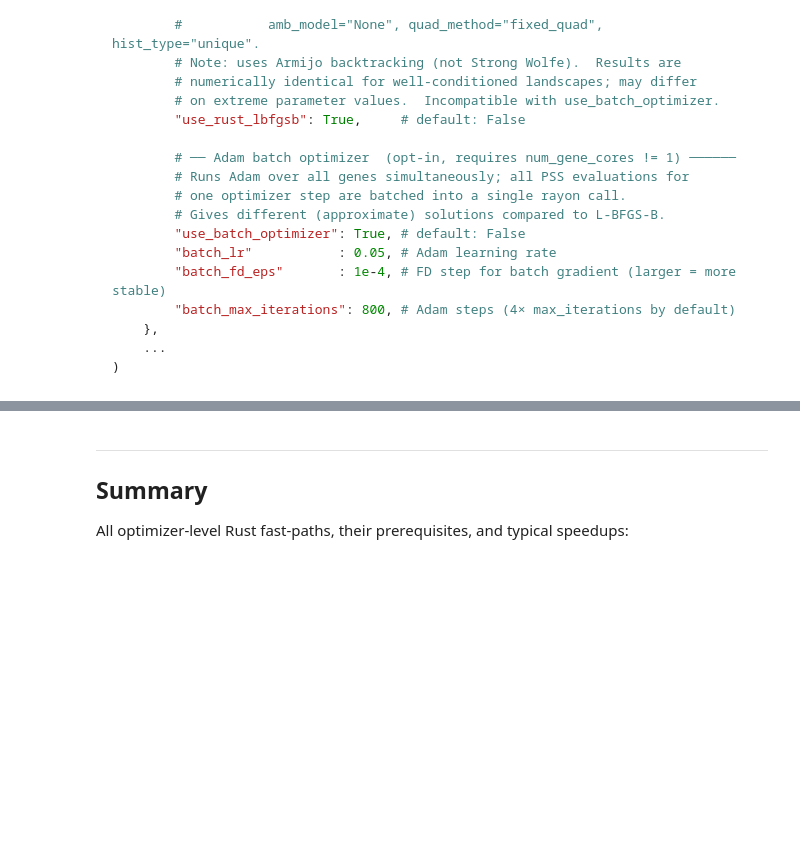
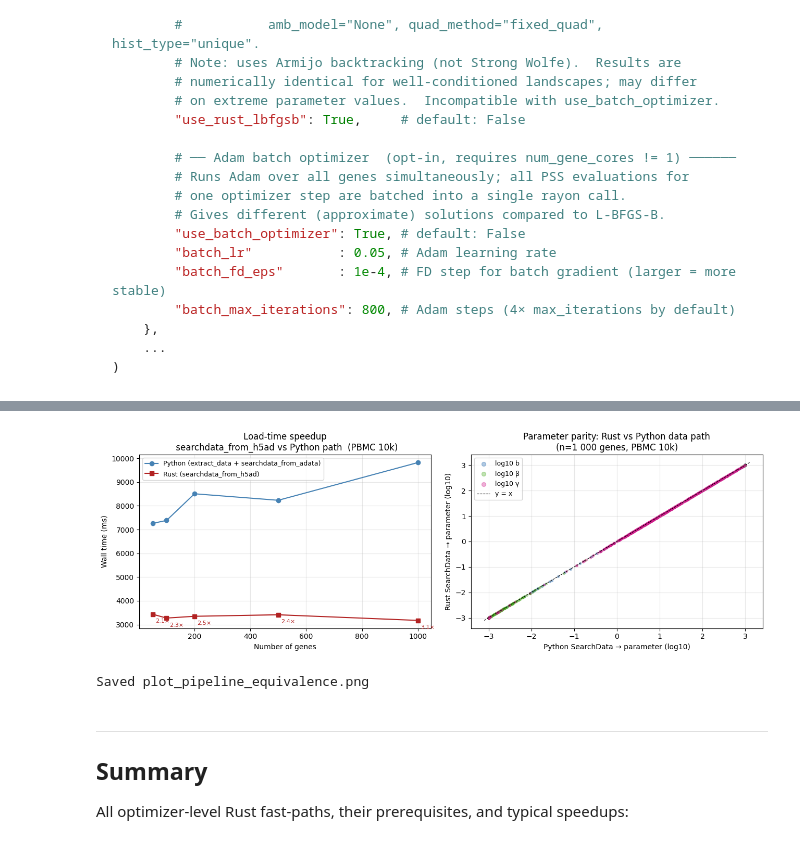
Before and after one commit to pachterlab/monod, a Jupyter notebook: demo_rust_optimizer.ipynb, the cells around one changed output, grey strips where cells are left out. Saved outputs shown, nothing was run; the diff lists cells and outputs as text; code cells hidden in the pictures; blank space fills up the shorter version.

```diff
--- a/demo_rust_optimizer.ipynb
+++ b/demo_rust_optimizer.ipynb
@@ -715,3 +1013,40 @@ Saved inference_modes.png
+# %%
+# ── Plot: load-time scaling + parameter scatter (n=1 000) ────────────────────
+fig, axes = plt.subplots(1, 2, figsize=(13, 4.5))
+
+# Left: load time vs gene count
+ax = axes[0]
+ax.plot(N_SWEEP_PIPE, py_load_times,   'o-',  color=C_PY,   label='Python (extract_data + searchdata_from_adata)')
+ax.plot(N_SWEEP_PIPE, rust_load_times, 's-',  color=C_RUST, label='Rust (searchdata_from_h5ad)')
+ax.set_xlabel('Number of genes')
+ax.set_ylabel('Wall time (ms)')
+ax.set_title('Load-time speedup\n searchdata_from_h5ad vs Python path  (PBMC 10k)')
+ax.legend(fontsize=9); ax.grid(True, alpha=0.3)
+for n, tp, tr in zip(N_SWEEP_PIPE, py_load_times, rust_load_times):
+    ax.annotate(f'{tp/tr:.1f}×', (n, tr), textcoords='offset points',
+                xytext=(4, -12), fontsize=8, color=C_RUST)
+
+# Right: parameter scatter — Python vs Rust data path, 1 000 genes
+ax2 = axes[1]
+for pi, (pname, color) in enumerate(zip(['log10 b', 'log10 β', 'log10 γ'],
+                                         ['#2166ac', '#4dac26', '#d01c8b'])):
+    ax2.scatter(params_py_1000[:, pi], params_rust_1000[:, pi],
+                s=8, alpha=0.35, color=color, label=pname)
+lo = min(params_py_1000.min(), params_rust_1000.min()) - 0.1
+hi = max(params_py_1000.max(), params_rust_1000.max()) + 0.1
+ax2.plot([lo, hi], [lo, hi], 'k--', lw=0.8, label='y = x')
+ax2.set_xlabel('Python SearchData → parameter (log10)')
+ax2.set_ylabel('Rust SearchData → parameter (log10)')
+ax2.set_title('Parameter parity: Rust vs Python data path\n(n=1 000 genes, PBMC 10k)')
+ax2.legend(fontsize=9, markerscale=2); ax2.grid(True, alpha=0.3)
+
+plt.tight_layout()
+plt.savefig('figures/plot_pipeline_equivalence.png', dpi=150)
+plt.show()
+print('Saved plot_pipeline_equivalence.png')
+# %% [output]
+[figure, added]
+Saved plot_pipeline_equivalence.png
 # %% [markdown]
 ---
 ## Summary
```
Also changed, not shown: parts of 20 cells of this notebook, 22 other files.
